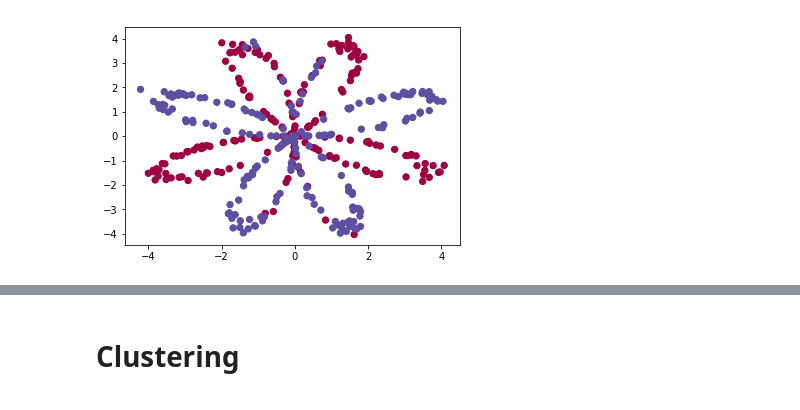
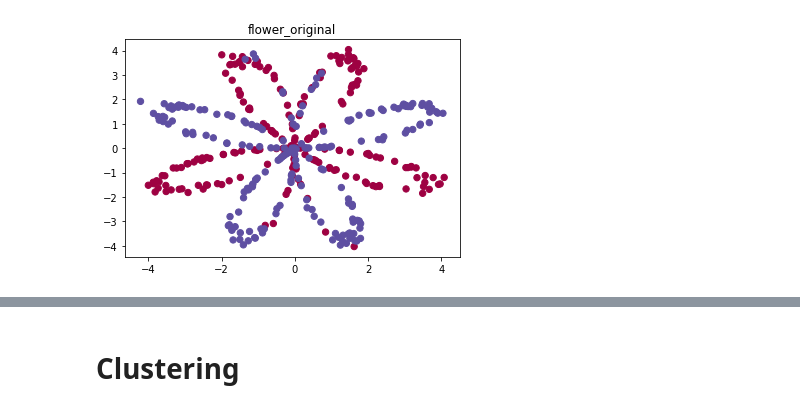
Before and after one commit to GoatWang/ithome_ironman, a Jupyter notebook: day24_ClusteringTheory/Clustering_Theory.ipynb, the cells around one changed output, grey strips where cells are left out. Cells and saved outputs as stored; diff of their text form; code cells hidden in the pictures.

```diff
--- a/day24_ClusteringTheory/Clustering_Theory.ipynb
+++ b/day24_ClusteringTheory/Clustering_Theory.ipynb
@@ -5,11 +6,14 @@ import numpy as np
 # %%
 X, Y = load_planar_dataset()
+name = 'flower'
 X = X.T
 Y = Y[0]
 plt.scatter(X[:, 0], X[:, 1], c=Y , s=40, cmap=plt.cm.Spectral);
+plt.title(name+'_original')
+plt.savefig(os.path.join('pic', name+'_original'))
 plt.show()
 # %% [output]
-[figure, old version]
+[figure, new version]
 # %%
 # load dataset
 noisy_circles, noisy_moons, blobs, gaussian_quantiles, no_structure = load_extra_datasets()
```
Also changed, not shown: parts of 9 cells of this notebook, 56 other files.
